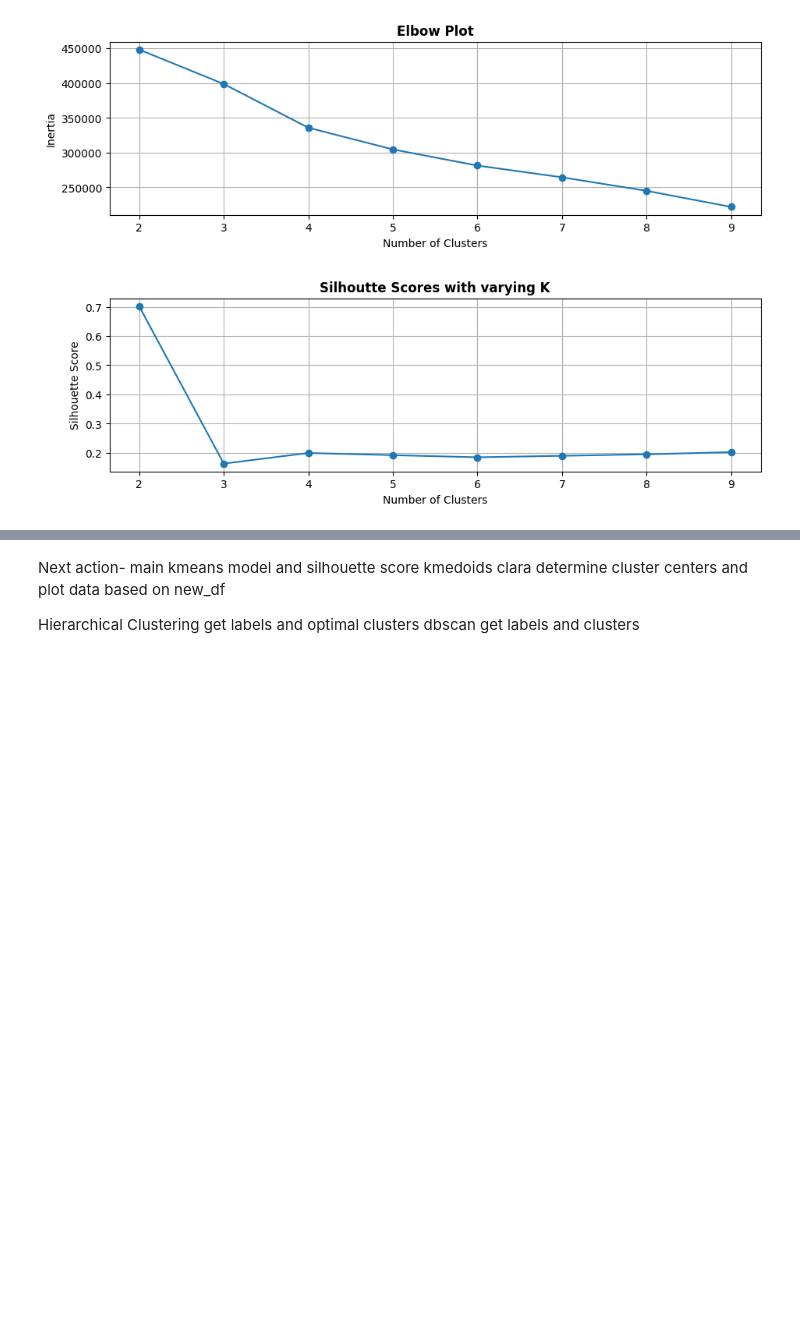
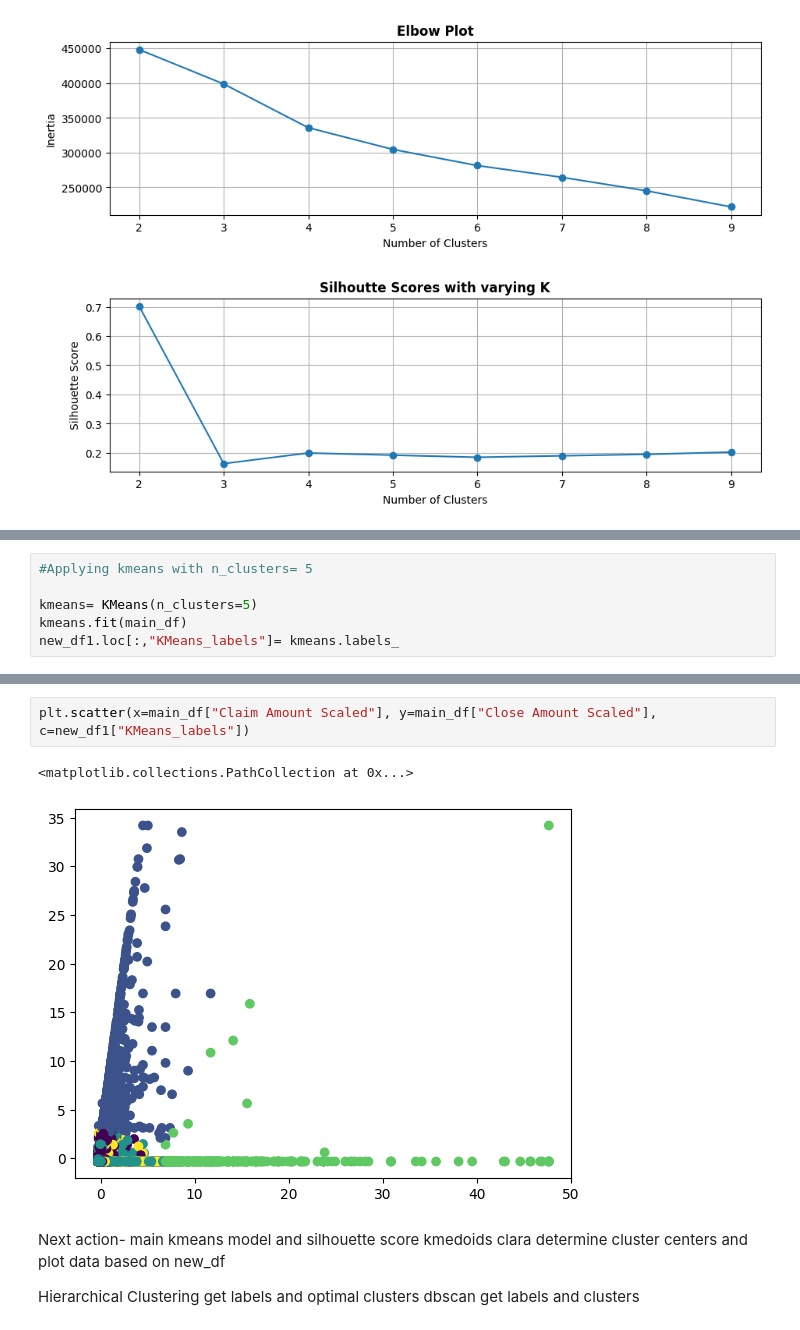
Before and after one commit to btokoli/Risk-Radar-Clustering-Airports-by-Claim-Patterns-to-Spotlight-High-Risk-Hubs, a Jupyter notebook: airportAnalysis.ipynb, the cells around one changed output, grey strips where cells are left out. Drawn from its saved outputs; the diff is of its cells as text; blank space fills up the shorter version.

```diff
--- a/airportAnalysis.ipynb
+++ b/airportAnalysis.ipynb
@@ -898,0 +897,6 @@ optimise_k_means(main_df, 10)
+# %%
+#Applying kmeans with n_clusters= 5
+
+kmeans= KMeans(n_clusters=5)
+kmeans.fit(main_df)
+new_df1.loc[:,"KMeans_labels"]= kmeans.labels_
@@ -899,3 +934,8 @@ optimise_k_means(main_df, 10)
+# %%
+plt.scatter(x=main_df["Claim Amount Scaled"], y=main_df["Close Amount Scaled"], c=new_df1["KMeans_labels"])
+# %% [output]
+<matplotlib.collections.PathCollection at 0x...>
+[figure, added]
 # %% [markdown]
 Next action- main kmeans model and silhouette score
 kmedoids
```
Also changed, not shown: parts of 5 cells of this notebook.
